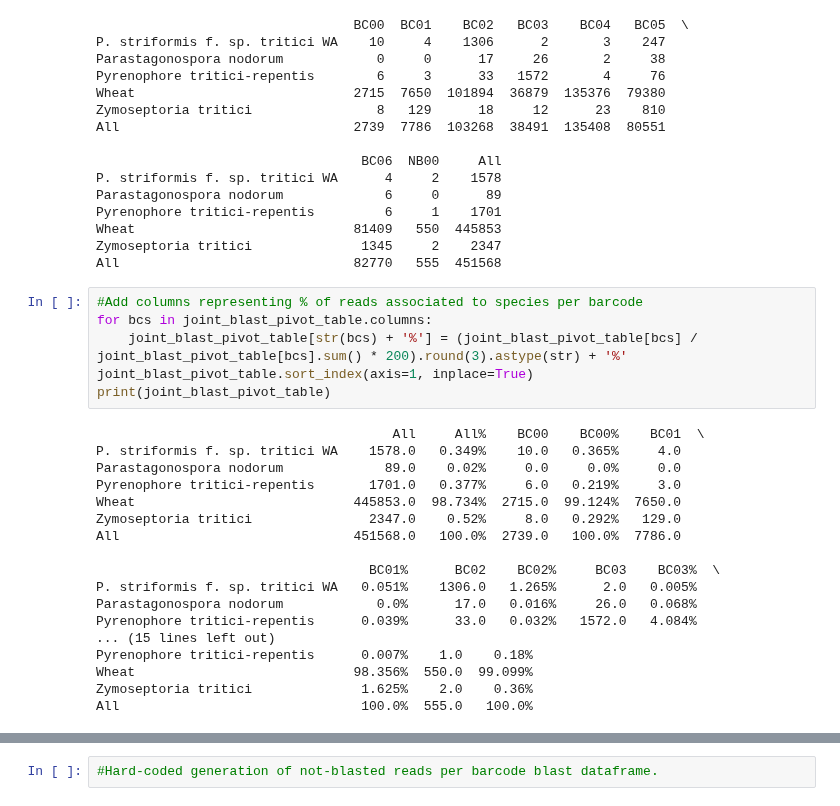
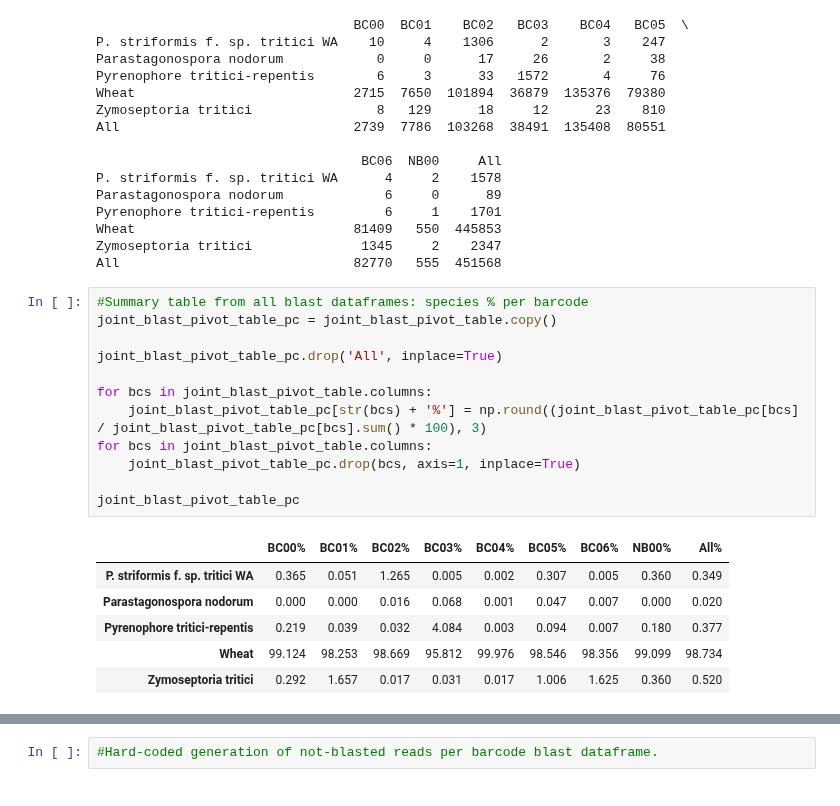
Before and after one commit to BenjaminSchwessinger/Gamran, a Jupyter notebook: MinIon_analysis_12122016_Wagga_initial-Copy1.ipynb, the cells around one changed output, grey strips where cells are left out. Drawn from its saved outputs; the diff is of its cells as text.

```diff
--- a/MinIon_analysis_12122016_Wagga_initial-Copy1.ipynb
+++ b/MinIon_analysis_12122016_Wagga_initial-Copy1.ipynb
@@ -429,26 +429,21 @@ Wheat                            81409   550  445853
 Zymoseptoria tritici              1345     2    2347
 All                              82770   555  451568
 # %%
-#Add columns representing % of reads associated to species per barcode
+#Summary table from all blast dataframes: species % per barcode
+joint_blast_pivot_table_pc = joint_blast_pivot_table.copy()
+
+joint_blast_pivot_table_pc.drop('All', inplace=True)
+
 for bcs in joint_blast_pivot_table.columns:
-    joint_blast_pivot_table[str(bcs) + '%'] = (joint_blast_pivot_table[bcs] / joint_blast_pivot_table[bcs].sum() * 200).round(3).astype(str) + '%'
-joint_blast_pivot_table.sort_index(axis=1, inplace=True)
-print(joint_blast_pivot_table)
+    joint_blast_pivot_table_pc[str(bcs) + '%'] = np.round((joint_blast_pivot_table_pc[bcs] / joint_blast_pivot_table_pc[bcs].sum() * 100), 3)
+for bcs in joint_blast_pivot_table.columns:
+    joint_blast_pivot_table_pc.drop(bcs, axis=1, inplace=True)
+
+joint_blast_pivot_table_pc
 # %% [output]
-                                      All     All%    BC00    BC00%    BC01  \
-P. striformis f. sp. tritici WA    1578.0   0.349%    10.0   0.365%     4.0
-Parastagonospora nodorum             89.0    0.02%     0.0     0.0%     0.0
-Pyrenophore tritici-repentis       1701.0   0.377%     6.0   0.219%     3.0
-Wheat                            445853.0  98.734%  2715.0  99.124%  7650.0
-Zymoseptoria tritici               2347.0    0.52%     8.0   0.292%   129.0
-All                              451568.0   100.0%  2739.0   100.0%  7786.0
-
-                                   BC01%      BC02    BC02%     BC03    BC03%  \
-P. striformis f. sp. tritici WA   0.051%    1306.0   1.265%      2.0   0.005%
-Parastagonospora nodorum            0.0%      17.0   0.016%     26.0   0.068%
-Pyrenophore tritici-repentis      0.039%      33.0   0.032%   1572.0   4.084%
-... (15 lines left out)
-Pyrenophore tritici-repentis      0.007%    1.0    0.18%
-Wheat                            98.356%  550.0  99.099%
-Zymoseptoria tritici              1.625%    2.0    0.36%
-All                               100.0%  555.0   100.0%
+|  | BC00% | BC01% | BC02% | BC03% | BC04% | BC05% | BC06% | NB00% | All% |
+| P. striformis f. sp. tritici WA | 0.365 | 0.051 | 1.265 | 0.005 | 0.002 | 0.307 | 0.005 | 0.360 | 0.349 |
+| Parastagonospora nodorum | 0.000 | 0.000 | 0.016 | 0.068 | 0.001 | 0.047 | 0.007 | 0.000 | 0.020 |
+| Pyrenophore tritici-repentis | 0.219 | 0.039 | 0.032 | 4.084 | 0.003 | 0.094 | 0.007 | 0.180 | 0.377 |
+| Wheat | 99.124 | 98.253 | 98.669 | 95.812 | 99.976 | 98.546 | 98.356 | 99.099 | 98.734 |
+| Zymoseptoria tritici | 0.292 | 1.657 | 0.017 | 0.031 | 0.017 | 1.006 | 1.625 | 0.360 | 0.520 |
```
Also changed, not shown: parts of 10 cells of this notebook.
